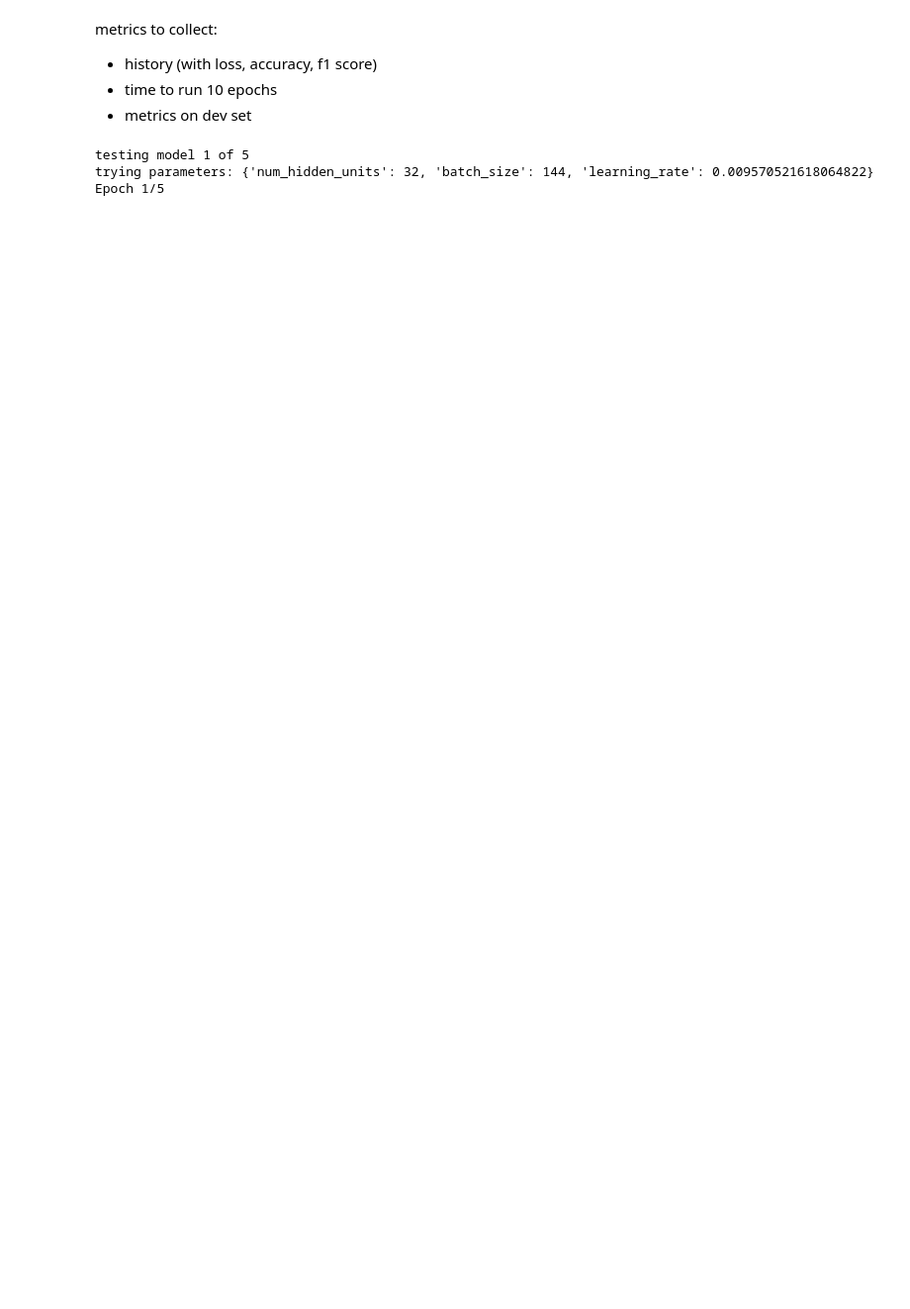
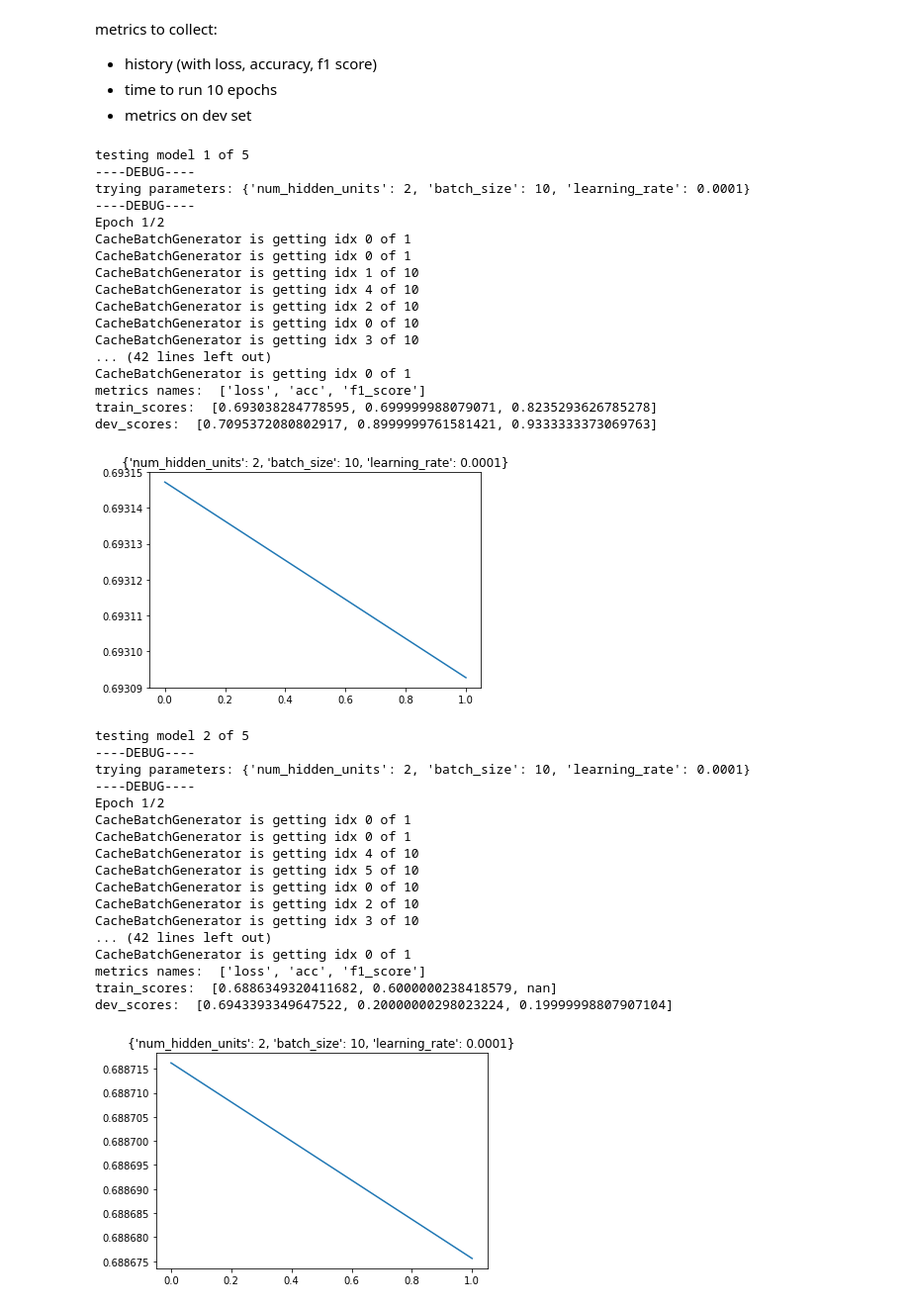
Before and after one commit to goodwordalchemy/ekg-network, a Jupyter notebook: Model--2018-9-8--hyperparameter_search_using_generator.ipynb, the cells around one changed output. Shown at 99% size. Drawn from its saved outputs; the diff is of its cells as text; code cells hidden in the pictures; blank space fills up the shorter version.

Commit message:
not sure what changes I've made exactly to these model files, but these shitbs b changed.

```diff
--- a/Model--2018-9-8--hyperparameter_search_using_generator.ipynb
+++ b/Model--2018-9-8--hyperparameter_search_using_generator.ipynb
@@ -139,6 +125,19 @@ def run_model_with_random_hyperparameters(n_epochs=5):
     results = {}
 
     hyperparameters = get_random_hyperparameters()
+
+    print('----DEBUG----')
+    train_files, dev_files, _ = get_train_dev_test_filenames()
+    train_files = train_files[:10]
+    dev_files = dev_files[:10]
+
+    hyperparameters = {
+        'num_hidden_units': 2,
+        'batch_size': 10,
+        'learning_rate': 0.0001
+    }
+
+
     print('trying parameters: {}'.format(hyperparameters))
     results['hyperparameters'] = hyperparameters
 
@@ -163,16 +162,17 @@ def run_model_with_random_hyperparameters(n_epochs=5):
     # Train model
     t_before = time.time()
 
-    train_files, dev_files, _ = get_train_dev_test_filenames()
+    print('----DEBUG----')
+#     train_files, dev_files, _ = get_train_dev_test_filenames()
 
     training_batch_generator = CacheBatchGenerator(train_files, batch_size=batch_size)
-    dev_batch_generator = CacheBatchGenerator(dev_files, batch_size=batch_size)
+    dev_batch_generator = CacheBatchGenerator(dev_files, batch_size=min(batch_size, len(dev_files)))
 
     history = model.fit_generator(
         generator=training_batch_generator,
-        steps_per_epoch=(len(train_files) // batch_size),
+#         steps_per_epoch=(len(train_files) // batch_size),
         validation_data=dev_batch_generator,
-        validation_steps=(len(dev_files) // batch_size),
+#         validation_steps=max(len(dev_files) // batch_size, 1),
         epochs=n_epochs,
         use_multiprocessing=True,
         workers=16,
@@ -187,7 +187,7 @@ def run_model_with_random_hyperparameters(n_epochs=5):
 
     # Test model
     training_batch_generator = CacheBatchGenerator(train_files, batch_size=batch_size)
-    dev_batch_generator = CacheBatchGenerator(dev_files, batch_size=batch_size)
+    dev_batch_generator = CacheBatchGenerator(dev_files, batch_size=min(batch_size, len(dev_files)))
 
     results['train_metrics'] = model.evaluate_generator(training_batch_generator)
     results['dev_metrics'] = model.evaluate_generator(dev_batch_generator)
@@ -205,20 +205,55 @@ def run_model_with_random_hyperparameters(n_epochs=5):
     return results
 # %%
 N_MODELS = 5
-N_EPOCHS = 5
+
+print('DEBUG: this should be higher')
+N_EPOCHS = 2
 
 model_test_results = []
 for i in range(N_MODELS):
     print('\ntesting model {} of {}'.format(i + 1, N_MODELS))
 
     try:
         model_result = run_model_with_random_hyperparameters(n_epochs=N_EPOCHS)
 
         model_test_results.append(model_result)
     except KeyboardInterrupt:
         print('Test Interrupted.')
         break
 # %% [output]
 testing model 1 of 5
-trying parameters: {'num_hidden_units': 32, 'batch_size': 144, 'learning_rate': 0.009570521618064822}
-Epoch 1/5
+----DEBUG----
+trying parameters: {'num_hidden_units': 2, 'batch_size': 10, 'learning_rate': 0.0001}
+----DEBUG----
+Epoch 1/2
+CacheBatchGenerator is getting idx 0 of 1
+CacheBatchGenerator is getting idx 0 of 1
+CacheBatchGenerator is getting idx 1 of 10
+CacheBatchGenerator is getting idx 4 of 10
+CacheBatchGenerator is getting idx 2 of 10
+CacheBatchGenerator is getting idx 0 of 10
+CacheBatchGenerator is getting idx 3 of 10
+... (42 lines left out)
+CacheBatchGenerator is getting idx 0 of 1
+metrics names:  ['loss', 'acc', 'f1_score']
+train_scores:  [0.693038284778595, 0.699999988079071, 0.8235293626785278]
+dev_scores:  [0.7095372080802917, 0.8999999761581421, 0.9333333373069763]
+[figure, added]
+testing model 2 of 5
+----DEBUG----
+trying parameters: {'num_hidden_units': 2, 'batch_size': 10, 'learning_rate': 0.0001}
+----DEBUG----
+Epoch 1/2
+CacheBatchGenerator is getting idx 0 of 1
+CacheBatchGenerator is getting idx 0 of 1
+CacheBatchGenerator is getting idx 4 of 10
+CacheBatchGenerator is getting idx 5 of 10
+CacheBatchGenerator is getting idx 0 of 10
+CacheBatchGenerator is getting idx 2 of 10
+CacheBatchGenerator is getting idx 3 of 10
+... (42 lines left out)
+CacheBatchGenerator is getting idx 0 of 1
+metrics names:  ['loss', 'acc', 'f1_score']
+train_scores:  [0.6886349320411682, 0.6000000238418579, nan]
+dev_scores:  [0.6943393349647522, 0.20000000298023224, 0.19999998807907104]
+[figure, added]
```
Also changed, not shown: parts of 5 cells of this notebook, 2 other files.
